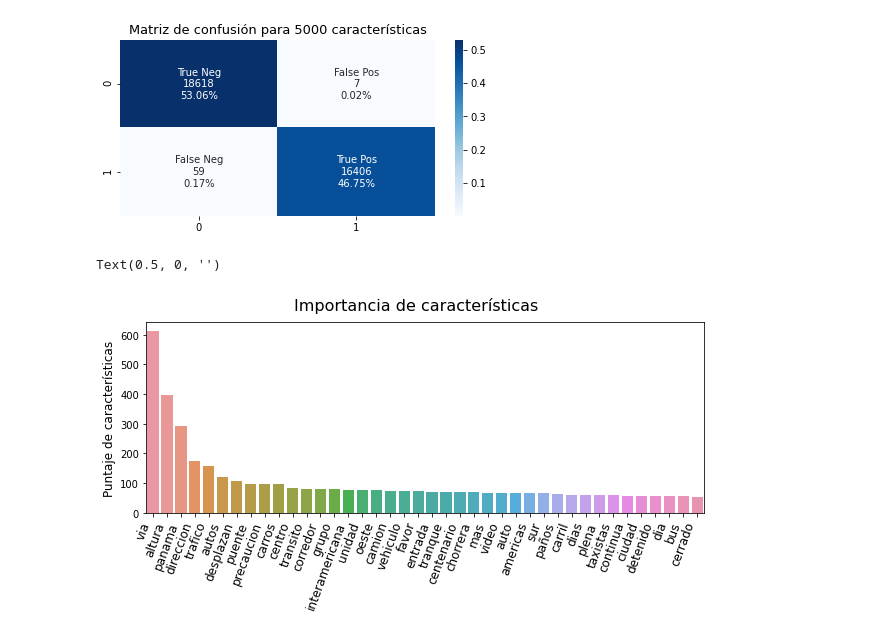
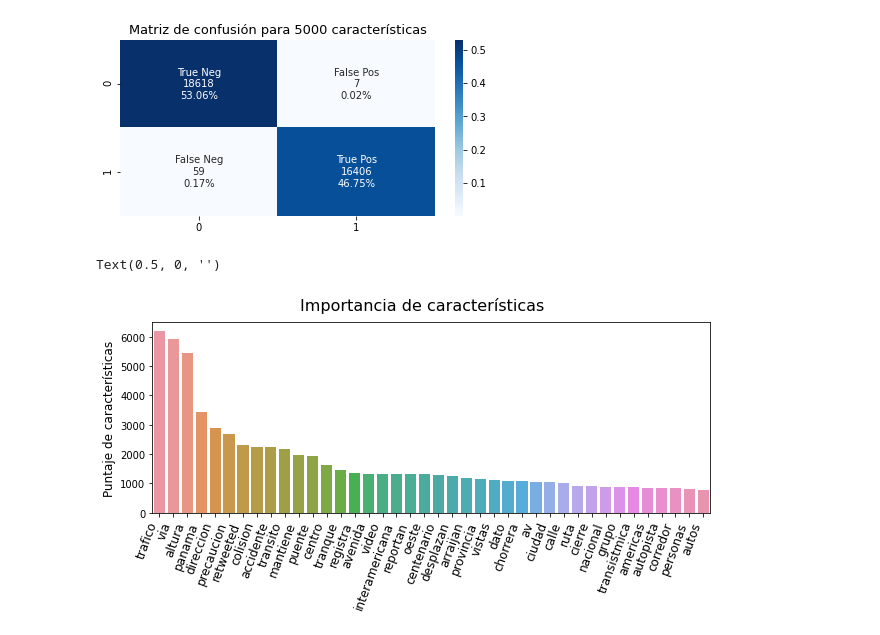
Before and after one commit to Liu-Lc/TwitterTraffic-Pty, a Jupyter notebook: TweetData/analysis/xgboost_eval.ipynb, the cells around one changed output. Drawn from its saved outputs; the diff is of its cells as text; code cells hidden in the pictures.

Commit message:
estimators adjust

```diff
--- a/TweetData/analysis/xgboost_eval.ipynb
+++ b/TweetData/analysis/xgboost_eval.ipynb
@@ -63,10 +66,11 @@ from xgboost import XGBClassifier
 
 start = time.time()
 xgb = XGBClassifier(learning_rate=0.3, n_estimators=100, max_depth=9, use_label_encoder=False,
-                    min_child_weight=1, gamma=0, subsample=0.8, colsample_bytree=0.8,
+                    min_child_weight=1, gamma=0, subsample=1, colsample_bytree=0.9,
                     objective= 'binary:logistic', nthread=4, scale_pos_weight=1, seed=27)
 # xgb.fit(X_train, y_train)
-xgb.fit(X_train, y_train)
+evalset = [(X_train, y_train), (X_test,y_test)]
+xgb.fit(X_train, y_train, eval_metric='error', eval_set=evalset)
 end = time.time()
 print('Duration:', str(end-start))
 
@@ -320,13 +300,15 @@ NameError: name 'gsearch3' is not defined
 # %%
 xgb1 = XGBClassifier(
-    learning_rate=0.3,
-    n_estimators=2000,
+    learning_rate=0.01,
+    n_estimators=5000,
     max_depth=9, min_child_weight=1,
-    gamma=0.1, subsample=0.9, colsample_bytree=1,
-    nthread=4, seed=27, verbosity=3)
+    gamma=0.1, subsample=1, colsample_bytree=0.9,
+    nthread=4, seed=27, verbosity=1)
 
 xgb_param = xgb1.get_xgb_params()
 xgtrain = xgb.DMatrix(X_train, label=y_train)
-cvresult = xgb.cv(xgb_param, xgtrain, num_boost_round=xgb1.get_params()['n_estimators'], nfold=5,
-    early_stopping_rounds=50)
+print('Starting cross-validation...')
+cvresult = xgb.cv(xgb_param, xgtrain, num_boost_round=xgb1.get_params()['n_estimators'],
+    metrics='error', nfold=3, early_stopping_rounds=50)
 xgb1.set_params(n_estimators=cvresult.shape[0])
+print('Estimators:', cvresult.shape[0])
@@ -334,9 +319,15 @@ xgb1.set_params(n_estimators=cvresult.shape[0])
 #Fit the algorithm on the data
 print('Start training.')
 start = time.time()
-xgb1.fit(X_train, y_train, verbose=True)
+
+# xgb1.fit(X_train, y_train, verbose=True)
+evalset = [(X_train, y_train), (X_test,y_test)]
+xgb1.fit(X_train, y_train, eval_metric='error', eval_set=evalset)
 print('End training.')
 end = time.time()
+
+with open('xgb1_model', 'wb') as picklefile:
+    pickle.dump(xgb1, picklefile)
 
 #Predict training set:
 dtrain_predictions = xgb1.predict(X_test)
@@ -763,25 +808,29 @@ plt.tight_layout()
 plt.show()
 # %% [output]
 [figure]
+# %%
+vect = vectorizer1.fit(df.clean_text)#.toarray()
+X_vect = vect.transform(df.clean_text).toarray()
 # %%
 feat_df = pd.DataFrame(X_vect)
 feat_df.columns = vect.get_feature_names()
 
 plt.figure(figsize=(10,3.5))
-feat_imp = pd.Series(xgb_classifier.get_booster().get_fscore()).sort_values(ascending=False)[:40]
+# feat_imp = pd.Series(xgb_classifier.get_booster().get_fscore()).sort_values(ascending=False)[:40]
+feat_imp = pd.Series(xgb1.get_booster().get_fscore()).sort_values(ascending=False)[:40]
 # feat_imp.plot(kind='bar', title='Feature] Importances')
 feat_values = [int(re.sub('f', '', i)) for i in feat_imp.index]
 feat_names = [feat_df.columns[i] for i in feat_values]
 features = pd.DataFrame({'feature_num':feat_values, 'names':feat_names, 'count':feat_imp.values})
 # plt.bar(x=feat_values, height=feat_imp.values)
 # sns.barplot(x=feat_values, y=feat_imp.values, data=feat_imp, order=feat_imp.values)
 plt.suptitle('Importancia de características', fontsize=16)
 # plt.subplot(2, 1, 1)
 sns.barplot(x='names', y='count', data=features)
 plt.xticks(rotation=70, fontsize=12, ha='right')
 plt.ylabel('Puntaje de características', fontsize=12)
 # plt.tight_layout()
 plt.xlabel(None)
 # %% [output]
 Text(0.5, 0, '')
-[figure, old version]
+[figure, new version]
```
Also changed, not shown: parts of 11 cells of this notebook, 2 other files.
